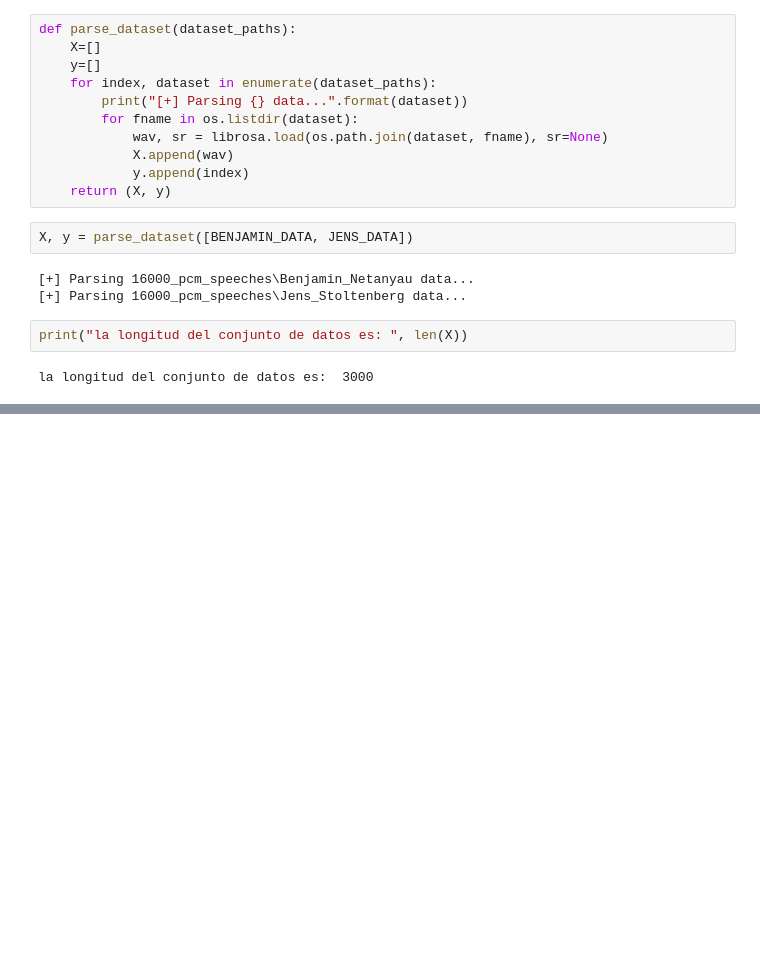
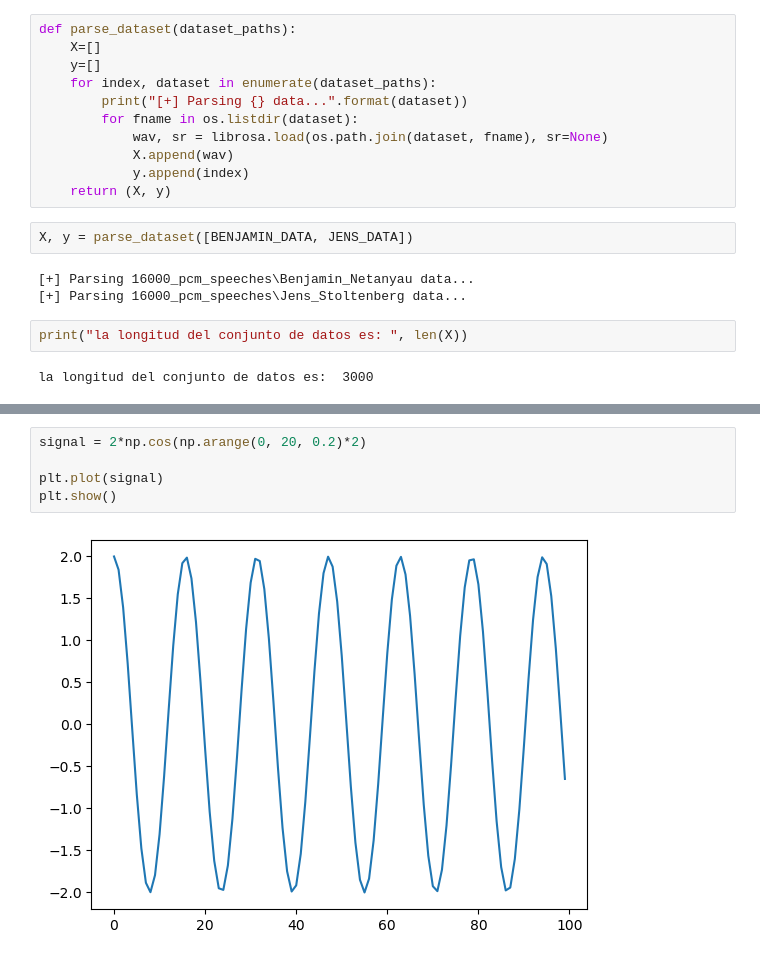
Before and after one commit to Luis127Florez/jupiterPrueba, a Jupyter notebook: perceptronMulticapaAudios.ipynb, the cells around one changed output, grey strips where cells are left out. Saved outputs shown, nothing was run; the diff lists cells and outputs as text; blank space fills up the shorter version.

```diff
--- a/perceptronMulticapaAudios.ipynb
+++ b/perceptronMulticapaAudios.ipynb
@@ -71,0 +112,7 @@ from sk
+# %%
+signal = 2*np.cos(np.arange(0, 20, 0.2)*2)
+
+plt.plot(signal)
+plt.show()
+# %% [output]
+[figure, added]
```
Also changed, not shown: parts of 21 cells of this notebook.
